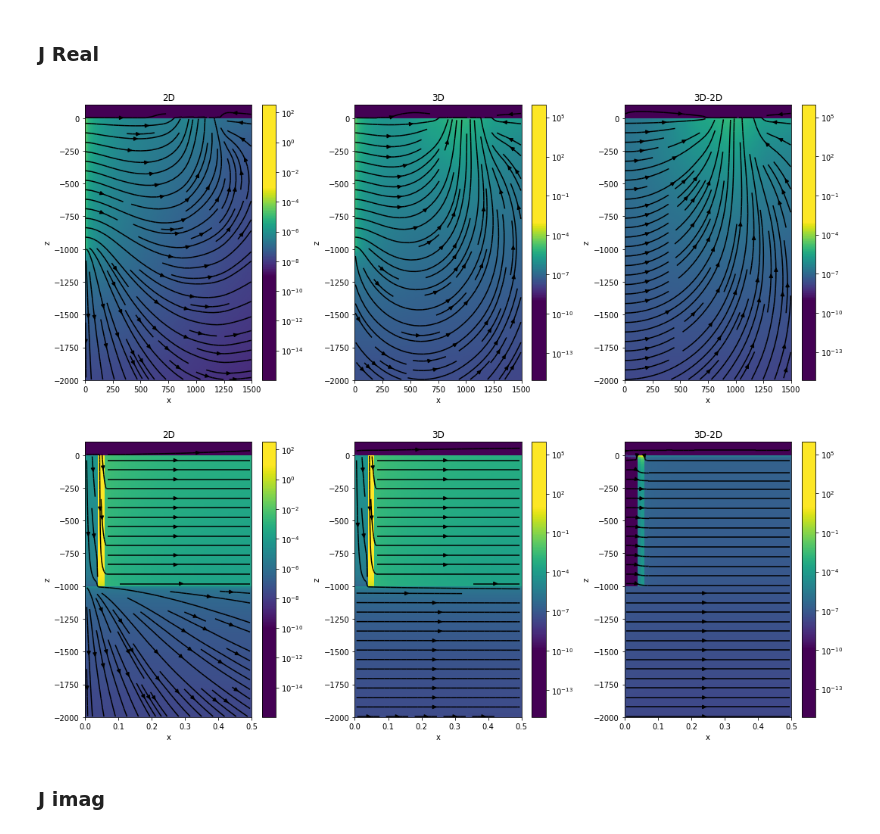
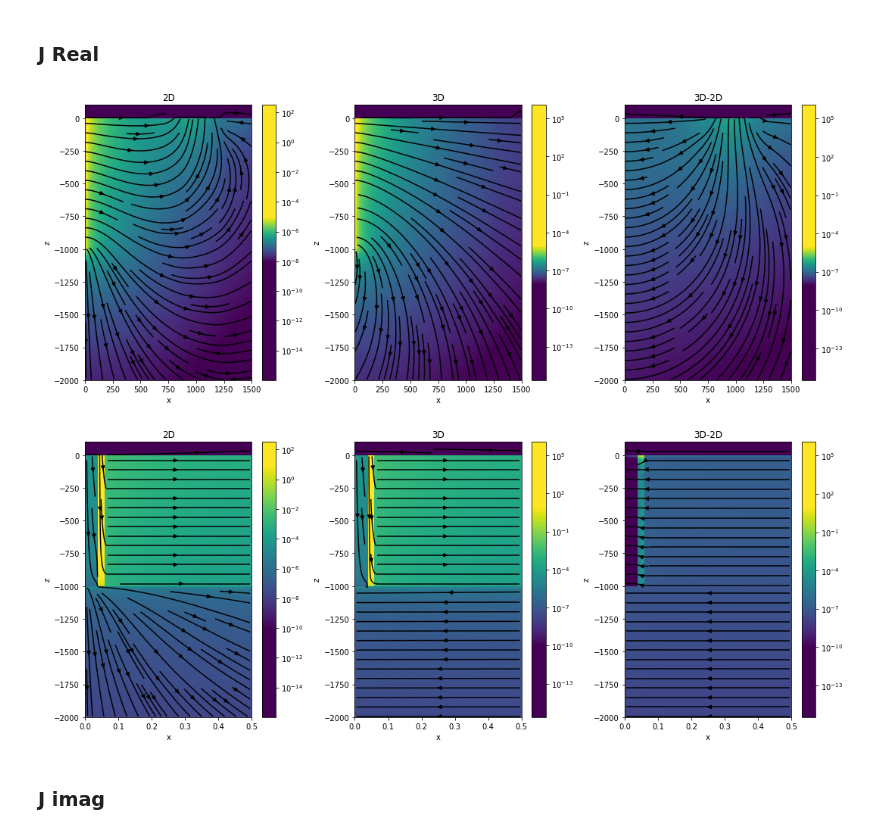
Before and after one commit to simpeg-research/casingSimulations, a Jupyter notebook: notebooks/casing3D/Impacts_of_cyl_symmetry_top_casing_multifreq.ipynb, the cells around one changed output. Saved outputs shown, nothing was run; the diff lists cells and outputs as text; code cells hidden in the pictures.

```diff
--- a/notebooks/casing3D/Impacts_of_cyl_symmetry_top_casing_multifreq.ipynb
+++ b/notebooks/casing3D/Impacts_of_cyl_symmetry_top_casing_multifreq.ipynb
@@ -219,7 +219,7 @@ srcList3D = sim3D.survey.srcList
 Grab a theta slice through the 3D cyl mesh
 # %%
 src_ind = 1
-theta_ind = 3 # 3 is where the sources are aligned
+theta_ind = 0 # 3 is where the sources are aligned
 
 j3Dslice = casingSimulations.face3DthetaSlice(
     mesh3D, fields3D[srcList3D[src_ind],'j'], theta_ind=theta_ind
@@ -235,29 +235,29 @@ frequency: 1.0 Hz
 # %%
 # Look Deep into reservoir
 fig, ax = plt.subplots(1,3,figsize=(15,6))
 
 [
     casingSimulations.plotFace2D(
         mesh2D,
         f,
         real_or_imag='real',
         range_x=np.r_[0., 1500.],
         range_y=np.r_[-2000., 100.],
         sample_grid=np.r_[10., 10.],
-        clim=[1e-9, 1e-3],
+        clim=[1e-8, 1e-5],
         logScale=True,
         ax=a
     )
     for f, a in zip([j2D, j3Dslice, j3Dslice - j2D], ax)
 ]
 
 ax[0].set_title('2D')
 ax[1].set_title('3D')
 ax[2].set_title('3D-2D')
 
 plt.tight_layout()
 # %% [output]
-[figure, old version]
+[figure, new version]
 # %%
 # Look right next to casing
 fig, ax = plt.subplots(1,3,figsize=(15,6))
@@ -283,7 +283,7 @@ ax[2].set_title('3D-2D')
 
 plt.tight_layout()
 # %% [output]
-[figure, old version]
+[figure, new version]
 # %% [markdown]
 ### J imag
 # %%
```
Also changed, not shown: 10 other files.
